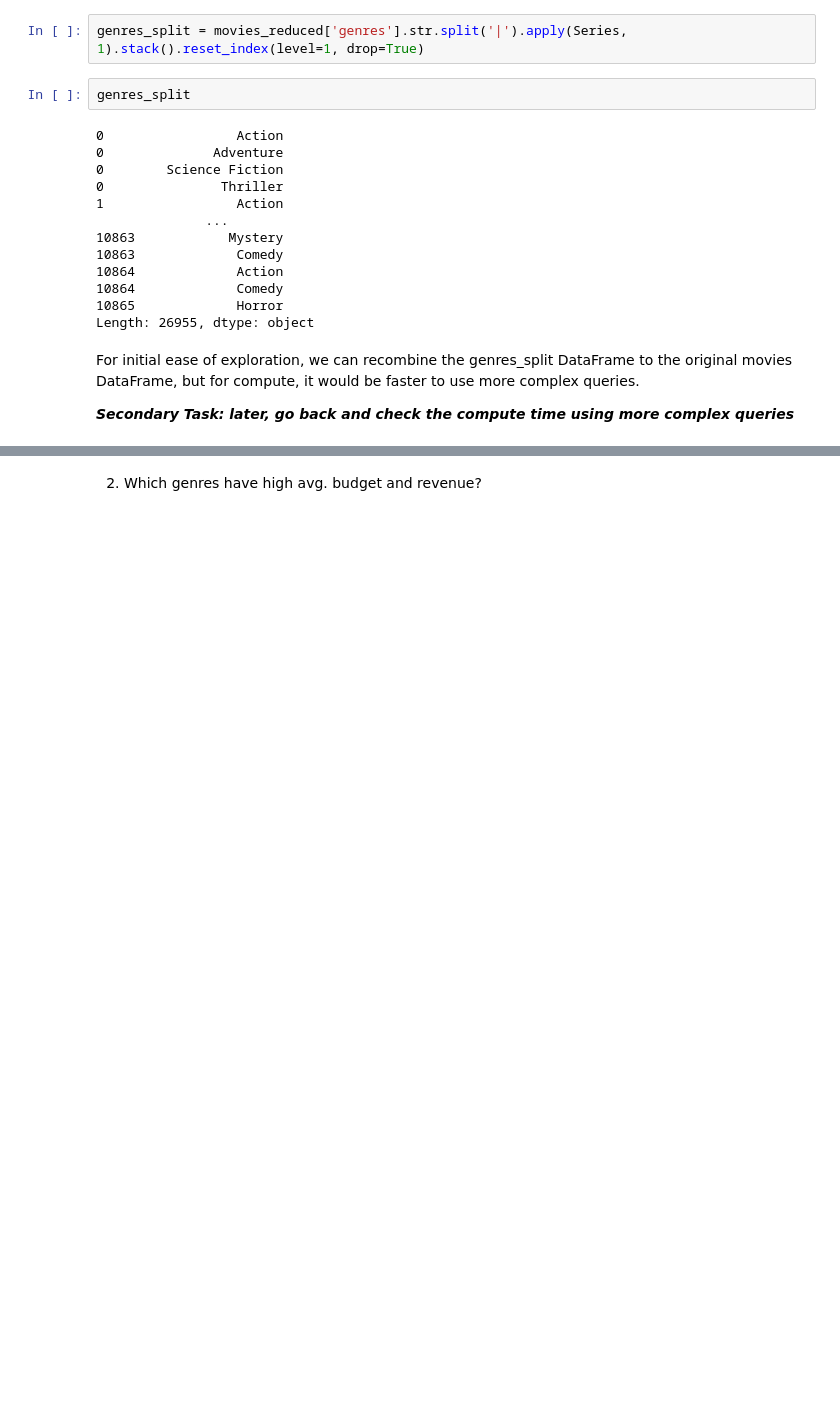
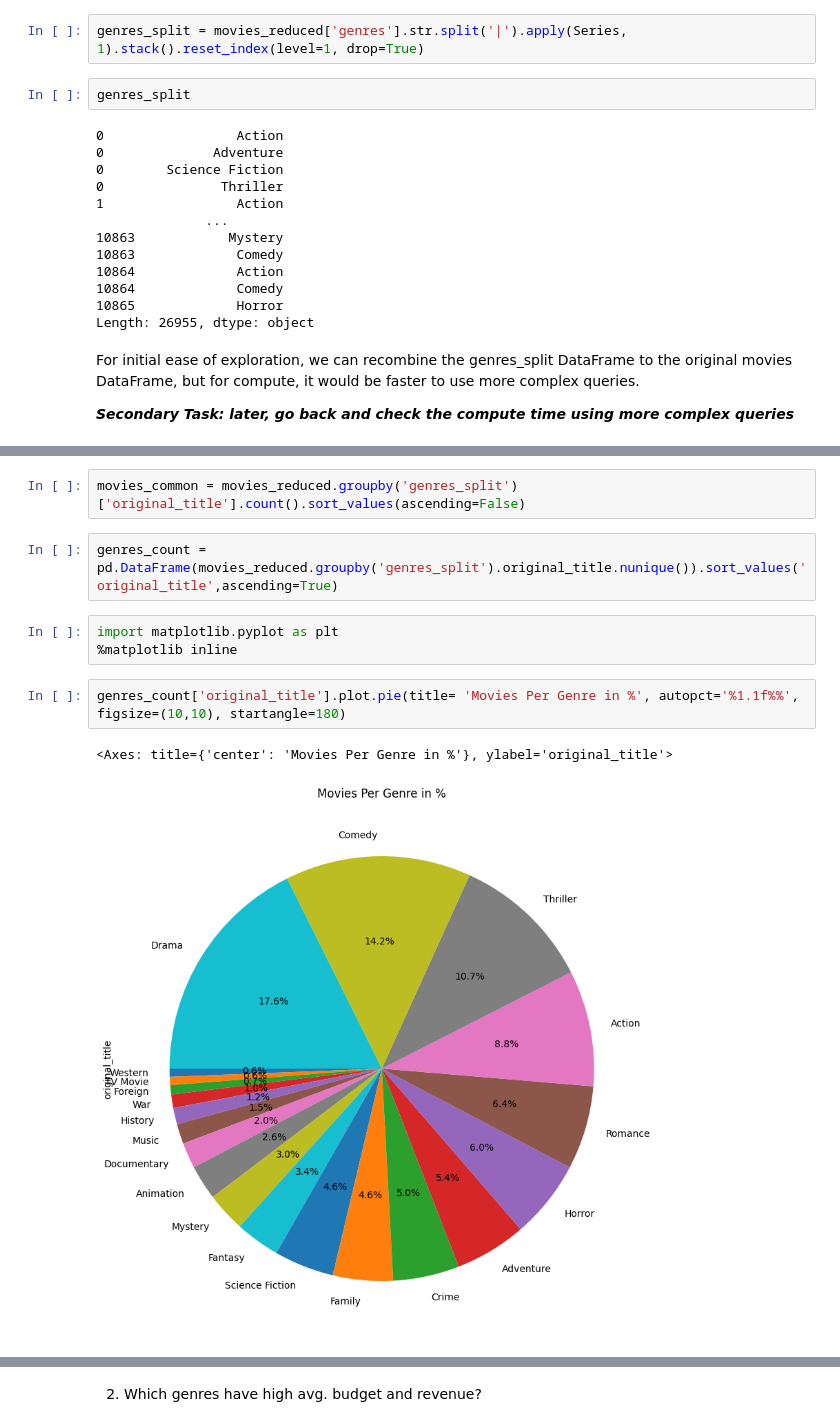
Before and after one commit to jbrdge/Movie-Genres-Data-Analysis, a Jupyter notebook: analysis.ipynb, the cells around one changed output, grey strips where cells are left out. Drawn from its saved outputs; the diff is of its cells as text; blank space fills up the shorter version.

```diff
--- a/analysis.ipynb
+++ b/analysis.ipynb
@@ -181,0 +185,12 @@ movies_reduced.head(10)
+# %%
+movies_common = movies_reduced.groupby('genres_split')['original_title'].count().sort_values(ascending=False)
+# %%
+genres_count = pd.DataFrame(movies_reduced.groupby('genres_split').original_title.nunique()).sort_values('original_title',ascending=True)
+# %%
+import matplotlib.pyplot as plt
+%matplotlib inline
+# %%
+genres_count['original_title'].plot.pie(title= 'Movies Per Genre in %', autopct='%1.1f%%', figsize=(10,10), startangle=180)
+# %% [output]
+<Axes: title={'center': 'Movies Per Genre in %'}, ylabel='original_title'>
+[figure, added]
```
Also changed, not shown: parts of 39 cells of this notebook, 1 other file.
